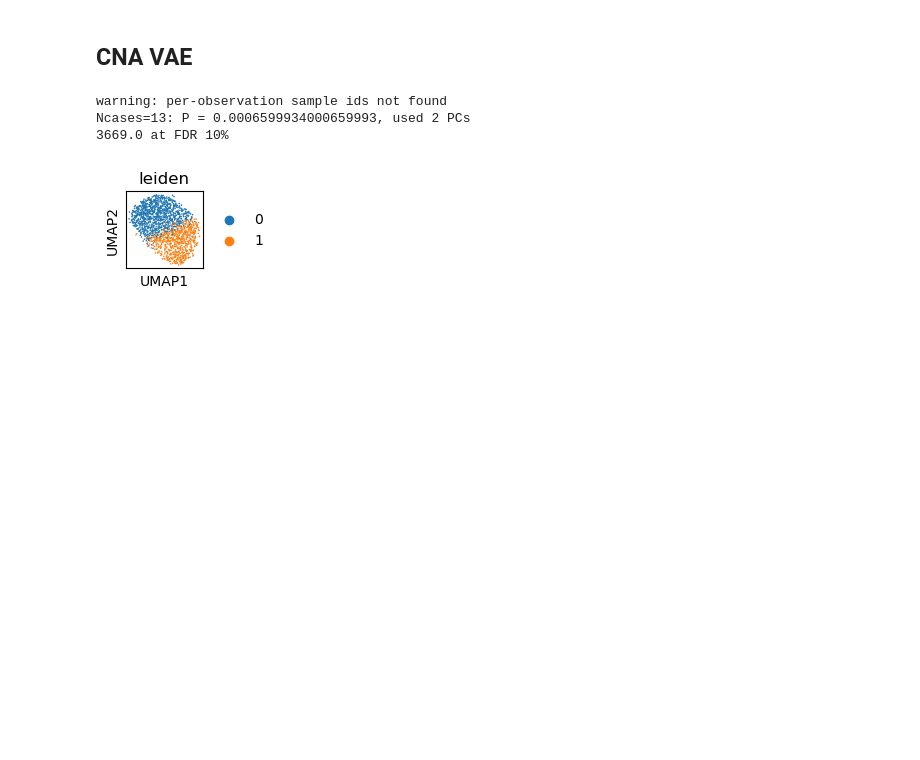
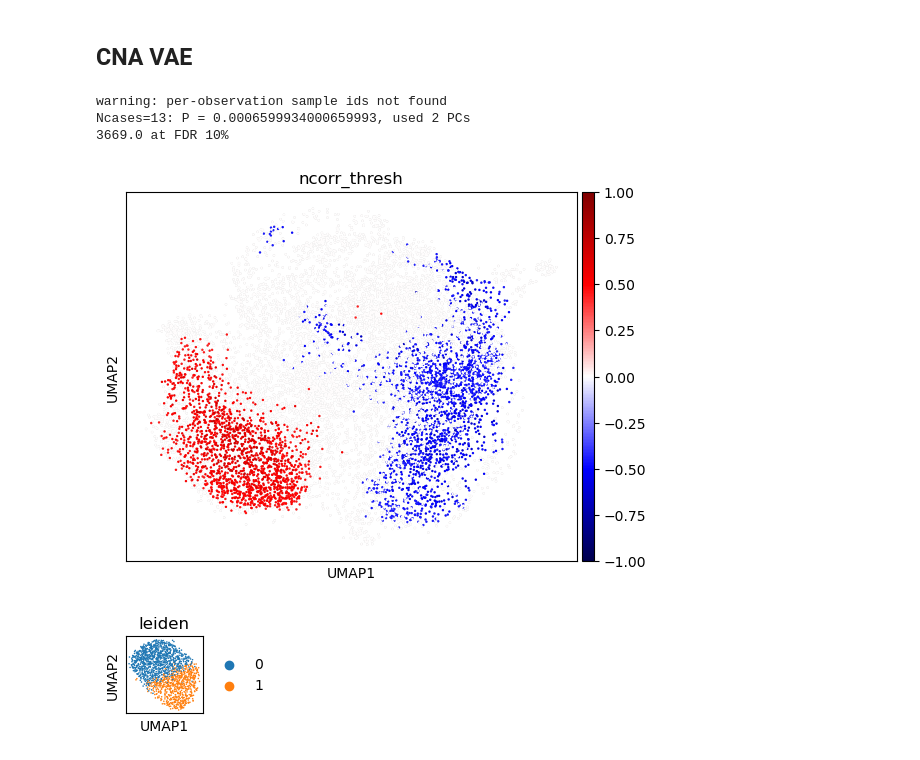
Before and after one commit to yakirr/vimapaper, a Jupyter notebook: RA/RA.2.analyze.ipynb, the cells around one changed output. Cells and saved outputs as stored; diff of their text form; code cells hidden in the pictures; blank space fills up the shorter version.

```diff
--- a/RA/RA.2.analyze.ipynb
+++ b/RA/RA.2.analyze.ipynb
@@ -260,12 +280,16 @@ no significant microniches at FDR 10%
 # %% [markdown]
 ## CNA VAE
 # %%
+name = 'default'
 Ddense = cna.read(f'_results/{name}-vae.h5ad'); Ddense.sampleid = 'sid'
 do_cna(Ddense)
+sc.pl.umap(Ddense, ax=plt.gca(), show=False)
+sc.pl.umap(Ddense, color='ncorr_thresh', cmap='seismic', vmin=-1, vmax=1, ax=plt.gca())
 # %% [output]
 warning: per-observation sample ids not found
 Ncases=13: P = 0.0006599934000659993, used 2 PCs
 3669.0 at FDR 10%
+[figure, added]
 # %%
 sig_pos = Ddense[Ddense.obs.ncorr_thresh > 0].copy()
 sig_neg = Ddense[Ddense.obs.ncorr_thresh < 0].copy()
```
Also changed, not shown: parts of 6 cells of this notebook, 20 other files.
